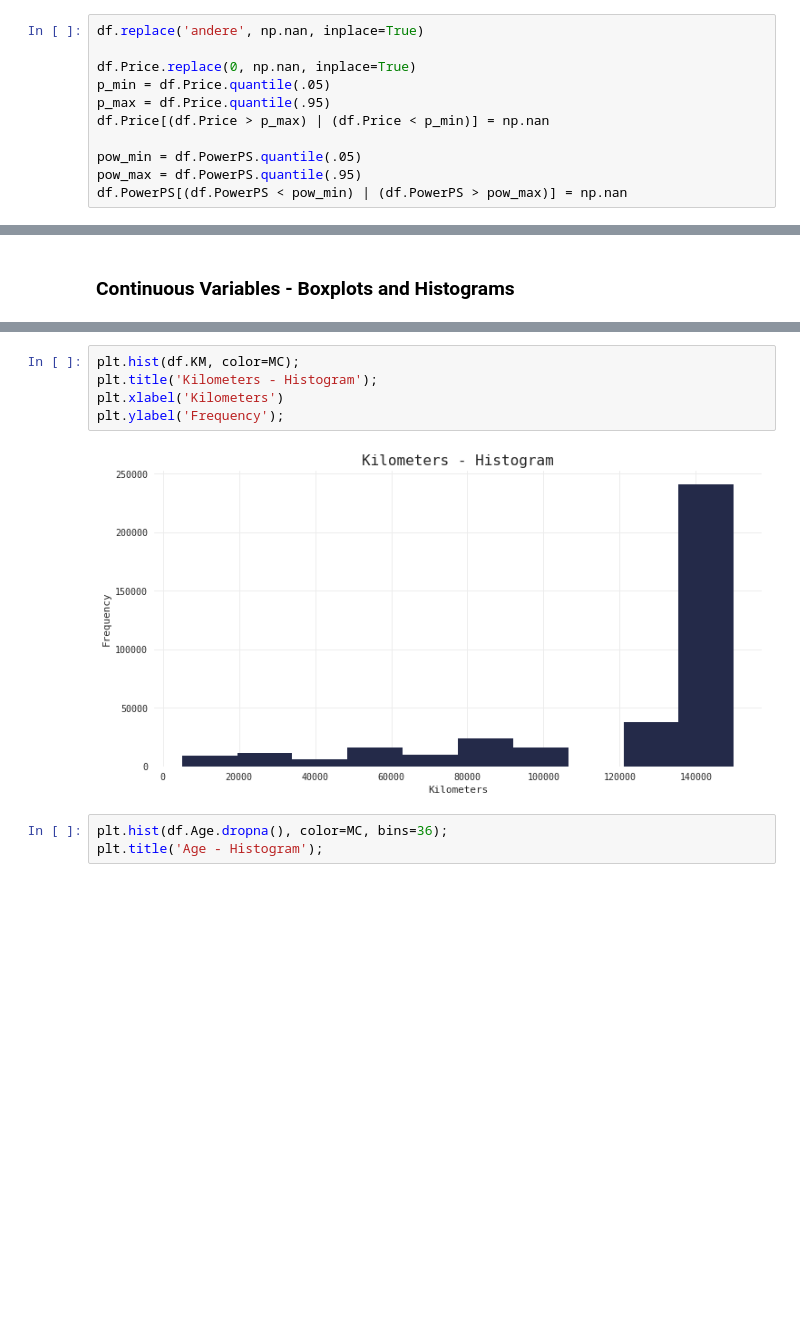
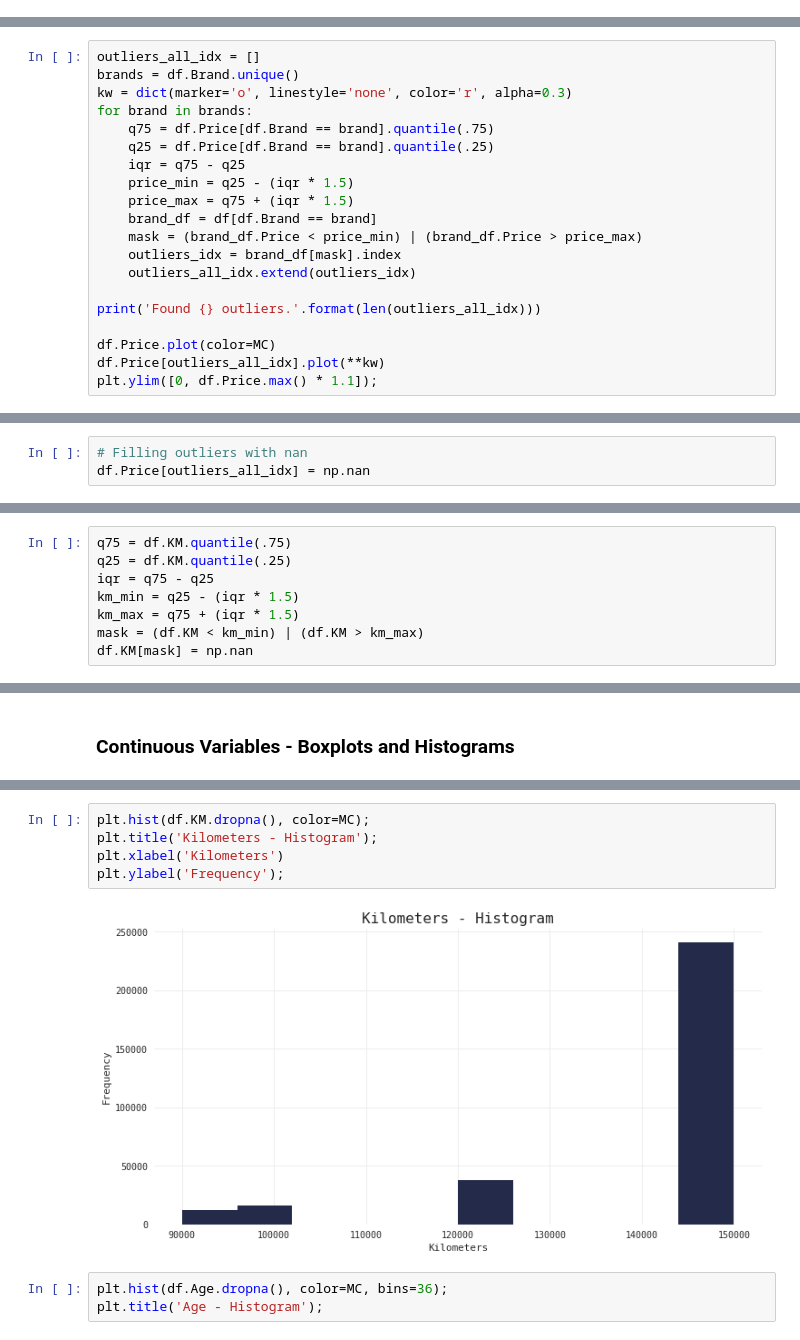
Before and after one commit to qu4ku/datasets-analysis, a Jupyter notebook: 005-used-cars-database.ipynb, the cells around one changed output, grey strips where cells are left out. Cells and saved outputs as stored; diff of their text form; blank space fills up the shorter version.

```diff
--- a/005-used-cars-database.ipynb
+++ b/005-used-cars-database.ipynb
@@ -137,13 +141,2 @@ df.drop(['Name', 'ABTest', 'Pictures', 'Seller', 'OfferType'], axis=1, inplace=T
 # %% [markdown]
 'Andere' means 'other' in german. So it's nan value.
-# %%
-df.replace('andere', np.nan, inplace=True)
-
-df.Price.replace(0, np.nan, inplace=True)
-p_min = df.Price.quantile(.05)
-p_max = df.Price.quantile(.95)
-df.Price[(df.Price > p_max) | (df.Price < p_min)] = np.nan
-
-pow_min = df.PowerPS.quantile(.05)
-pow_max = df.PowerPS.quantile(.95)
-df.PowerPS[(df.PowerPS < pow_min) | (df.PowerPS > pow_max)] = np.nan
@@ -187,0 +201,20 @@ Variable Category:
+# %%
+outliers_all_idx = []
+brands = df.Brand.unique()
+kw = dict(marker='o', linestyle='none', color='r', alpha=0.3)
+for brand in brands:
+    q75 = df.Price[df.Brand == brand].quantile(.75)
+    q25 = df.Price[df.Brand == brand].quantile(.25)
+    iqr = q75 - q25
+    price_min = q25 - (iqr * 1.5)
+    price_max = q75 + (iqr * 1.5)
+    brand_df = df[df.Brand == brand]
+    mask = (brand_df.Price < price_min) | (brand_df.Price > price_max)
+    outliers_idx = brand_df[mask].index
+    outliers_all_idx.extend(outliers_idx)
+
+print('Found {} outliers.'.format(len(outliers_all_idx)))
+
+df.Price.plot(color=MC)
+df.Price[outliers_all_idx].plot(**kw)
+plt.ylim([0, df.Price.max() * 1.1]);
@@ -187,0 +224,3 @@ Variable Category:
+# %%
+# Filling outliers with nan
+df.Price[outliers_all_idx] = np.nan
@@ -187,0 +253,8 @@ Variable Category:
+# %%
+q75 = df.KM.quantile(.75)
+q25 = df.KM.quantile(.25)
+iqr = q75 - q25
+km_min = q25 - (iqr * 1.5)
+km_max = q75 + (iqr * 1.5)
+mask = (df.KM < km_min) | (df.KM > km_max)
+df.KM[mask] = np.nan
@@ -391,10 +469,10 @@ plt.ylabel('Frequency');
 # %%
-plt.hist(df.KM, color=MC);
+plt.hist(df.KM.dropna(), color=MC);
 plt.title('Kilometers - Histogram');
 plt.xlabel('Kilometers')
 plt.ylabel('Frequency');
 # %% [output]
-[figure, old version]
+[figure, new version]
 # %%
 plt.hist(df.Age.dropna(), color=MC, bins=36);
 plt.title('Age - Histogram');
```
Also changed, not shown: parts of 67 cells of this notebook.
